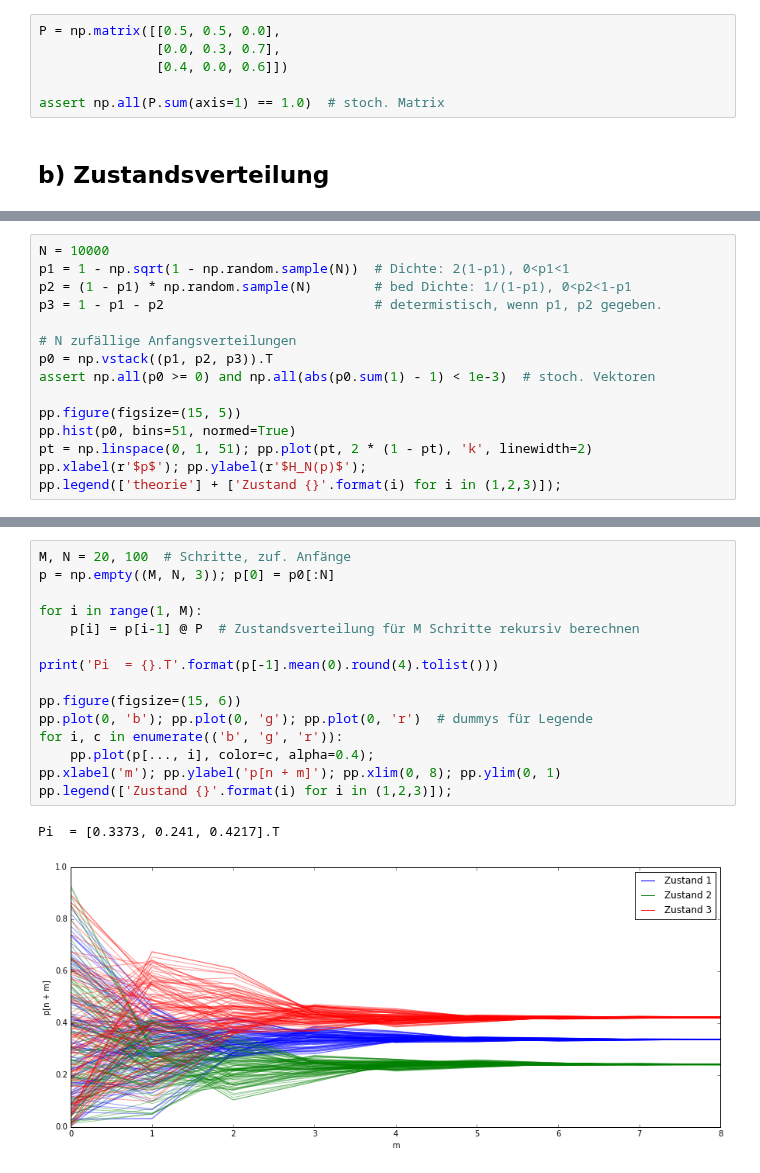
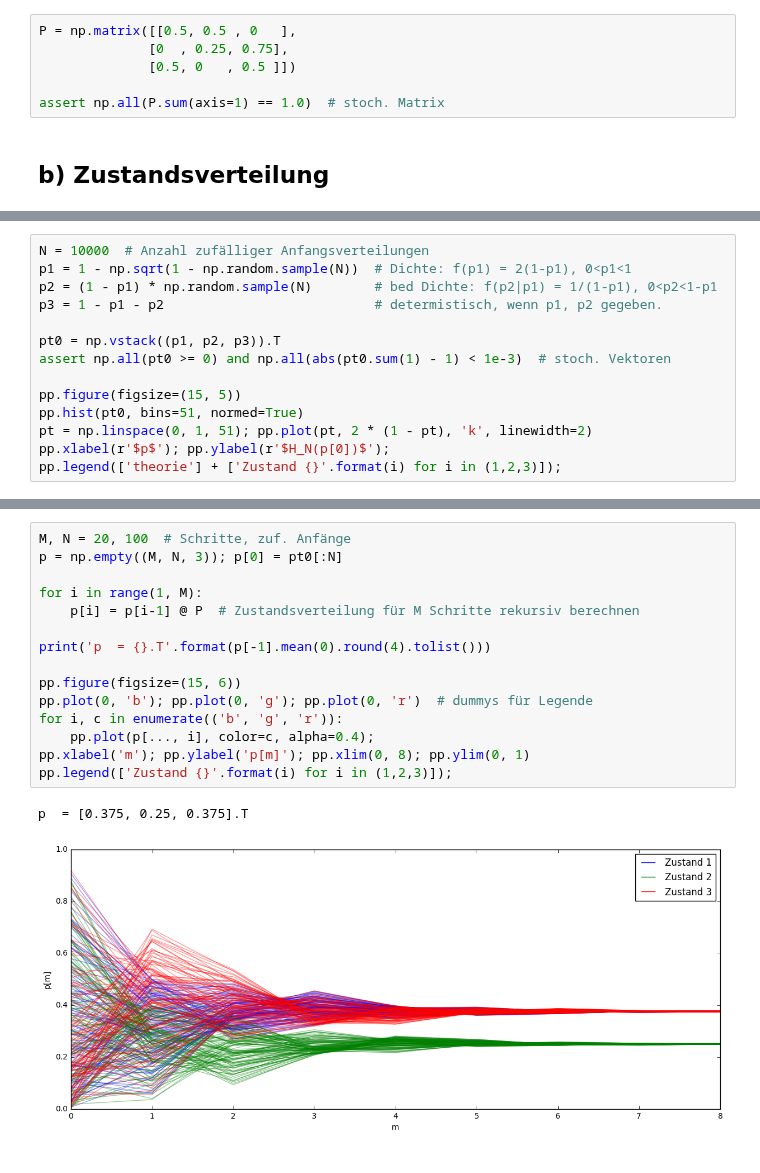
Before and after one commit to kit-cel/lecture-examples, a Jupyter notebook: u8_markoff.ipynb, the cells around one changed output, grey strips where cells are left out. Drawn from its saved outputs; the diff is of its cells as text.

```diff
--- a/u8_markoff.ipynb
+++ b/u8_markoff.ipynb
@@ -7,9 +9,9 @@ import matplotlib.pyplot as pp
 # %% [markdown]
 ## a) Übergangsmatrix
 # %%
-P = np.matrix([[0.5, 0.5, 0.0],
-               [0.0, 0.3, 0.7],
-               [0.4, 0.0, 0.6]])
+P = np.matrix([[0.5, 0.5 , 0   ],
+              [0  , 0.25, 0.75],
+              [0.5, 0   , 0.5 ]])
 
 assert np.all(P.sum(axis=1) == 1.0)  # stoch. Matrix
 # %% [markdown]
@@ -29,16 +31,15 @@ pn2T.tolist()[0]
 # %%
-N = 10000
-p1 = 1 - np.sqrt(1 - np.random.sample(N))  # Dichte: 2(1-p1), 0<p1<1
-p2 = (1 - p1) * np.random.sample(N)        # bed Dichte: 1/(1-p1), 0<p2<1-p1
+N = 10000  # Anzahl zufälliger Anfangsverteilungen
+p1 = 1 - np.sqrt(1 - np.random.sample(N))  # Dichte: f(p1) = 2(1-p1), 0<p1<1
+p2 = (1 - p1) * np.random.sample(N)        # bed Dichte: f(p2|p1) = 1/(1-p1), 0<p2<1-p1
 p3 = 1 - p1 - p2                           # determistisch, wenn p1, p2 gegeben.
 
-# N zufällige Anfangsverteilungen
-p0 = np.vstack((p1, p2, p3)).T
-assert np.all(p0 >= 0) and np.all(abs(p0.sum(1) - 1) < 1e-3)  # stoch. Vektoren
+pt0 = np.vstack((p1, p2, p3)).T
+assert np.all(pt0 >= 0) and np.all(abs(pt0.sum(1) - 1) < 1e-3)  # stoch. Vektoren
 
 pp.figure(figsize=(15, 5))
-pp.hist(p0, bins=51, normed=True)
+pp.hist(pt0, bins=51, normed=True)
 pt = np.linspace(0, 1, 51); pp.plot(pt, 2 * (1 - pt), 'k', linewidth=2)
-pp.xlabel(r'$p$'); pp.ylabel(r'$H_N(p)$');
+pp.xlabel(r'$p$'); pp.ylabel(r'$H_N(p[0])$');
 pp.legend(['theorie'] + ['Zustand {}'.format(i) for i in (1,2,3)]);
 # %% [output]
@@ -46,18 +47,18 @@ pp.legend(['theorie'] + ['Zustand {}'.format(i) for i in (1,2,3)]);
 # %%
 M, N = 20, 100  # Schritte, zuf. Anfänge
-p = np.empty((M, N, 3)); p[0] = p0[:N]
+p = np.empty((M, N, 3)); p[0] = pt0[:N]
 
 for i in range(1, M):
     p[i] = p[i-1] @ P  # Zustandsverteilung für M Schritte rekursiv berechnen
 
-print('Pi  = {}.T'.format(p[-1].mean(0).round(4).tolist()))
+print('p  = {}.T'.format(p[-1].mean(0).round(4).tolist()))
 
 pp.figure(figsize=(15, 6))
 pp.plot(0, 'b'); pp.plot(0, 'g'); pp.plot(0, 'r')  # dummys für Legende
 for i, c in enumerate(('b', 'g', 'r')):
     pp.plot(p[..., i], color=c, alpha=0.4);
-pp.xlabel('m'); pp.ylabel('p[n + m]'); pp.xlim(0, 8); pp.ylim(0, 1)
+pp.xlabel('m'); pp.ylabel('p[m]'); pp.xlim(0, 8); pp.ylim(0, 1)
 pp.legend(['Zustand {}'.format(i) for i in (1,2,3)]);
 # %% [output]
-Pi  = [0.3373, 0.241, 0.4217].T
+p  = [0.375, 0.25, 0.375].T
-[figure, old version]
+[figure, new version]
```
Also changed, not shown: parts of 5 cells of this notebook.
